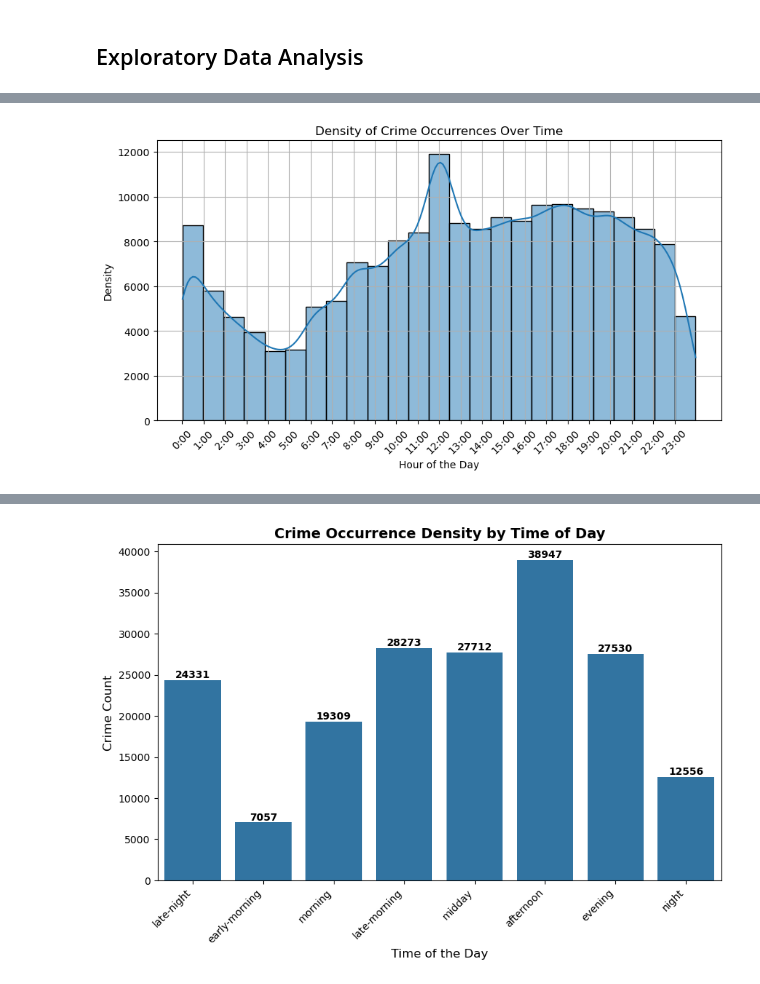
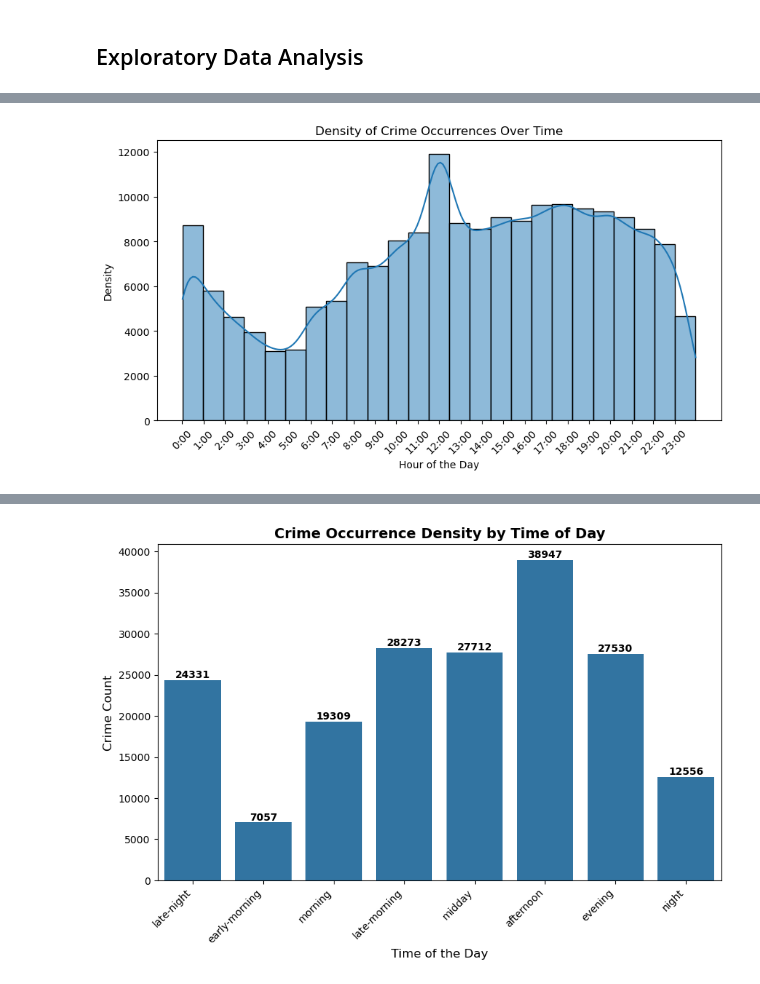
Before and after one commit to jgp-13/LA_Crime, a Jupyter notebook: notebooks/nb1-la_crime-cleaning.ipynb, the cells around one changed output, grey strips where cells are left out. Cells and saved outputs as stored; diff of their text form; code cells hidden in the pictures.

```diff
--- a/notebooks/nb1-la_crime-cleaning.ipynb
+++ b/notebooks/nb1-la_crime-cleaning.ipynb
@@ -524,14 +528,13 @@ df.to_csv(cleaned_file)
 # %%
 # Plot Density using KDE
 plt.figure(figsize=(10, 5))
 sns.histplot(df['hour'], bins=25,kde=True)
 
 # Formatting
 plt.title("Density of Crime Occurrences Over Time")
 plt.xlabel("Hour of the Day")
 plt.ylabel("Density")
 plt.xticks(range(0, 24), labels=[f"{h}:00" for h in range(24)], rotation=45)
-plt.grid(True)
 plt.show()
 # %% [output]
-[figure, old version]
+[figure, new version]
```
Also changed, not shown: parts of 13 cells of this notebook.
